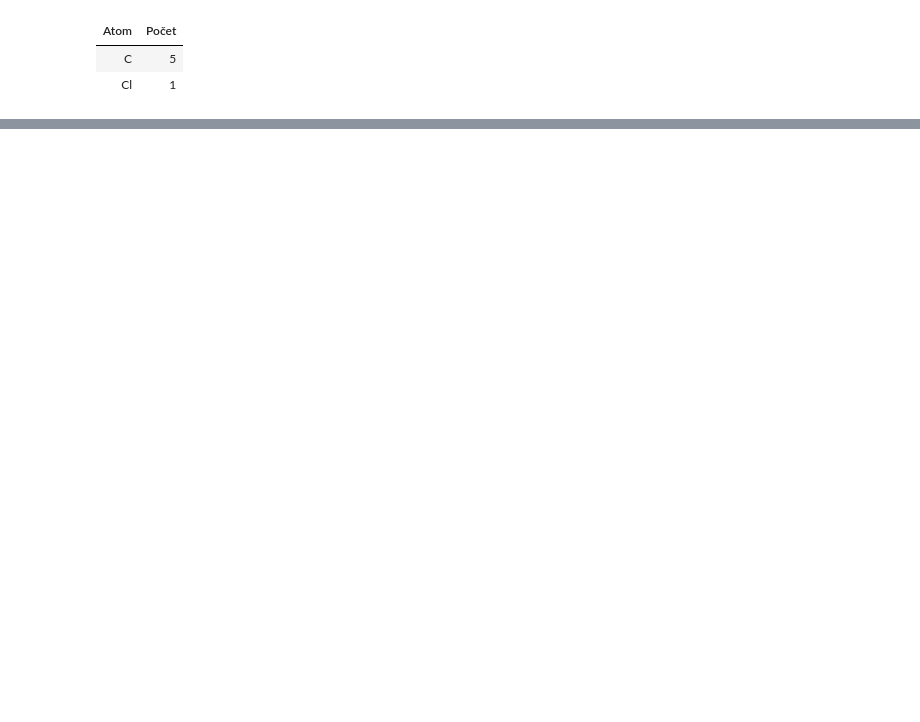
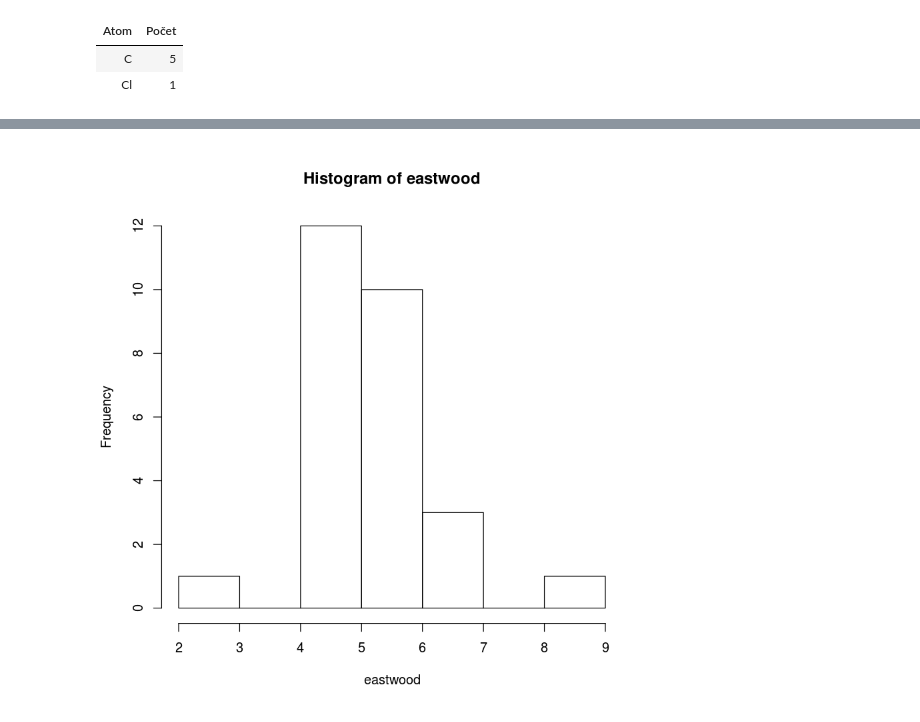
Before and after one commit to lich-uct/r_tutorial, a Jupyter notebook: procvicovani/ulohy_reseni.ipynb, the cells around one changed output, grey strips where cells are left out. Cells and saved outputs as stored; diff of their text form; code cells hidden in the pictures; blank space fills up the shorter version.

```diff
--- a/procvicovani/ulohy_reseni.ipynb
+++ b/procvicovani/ulohy_reseni.ipynb
@@ -259,0 +352,4 @@ TODO
+# %%
+hist(eastwood)
+# %% [output]
+[figure, added]
```
Also changed, not shown: parts of 25 cells of this notebook, 1 other file.
